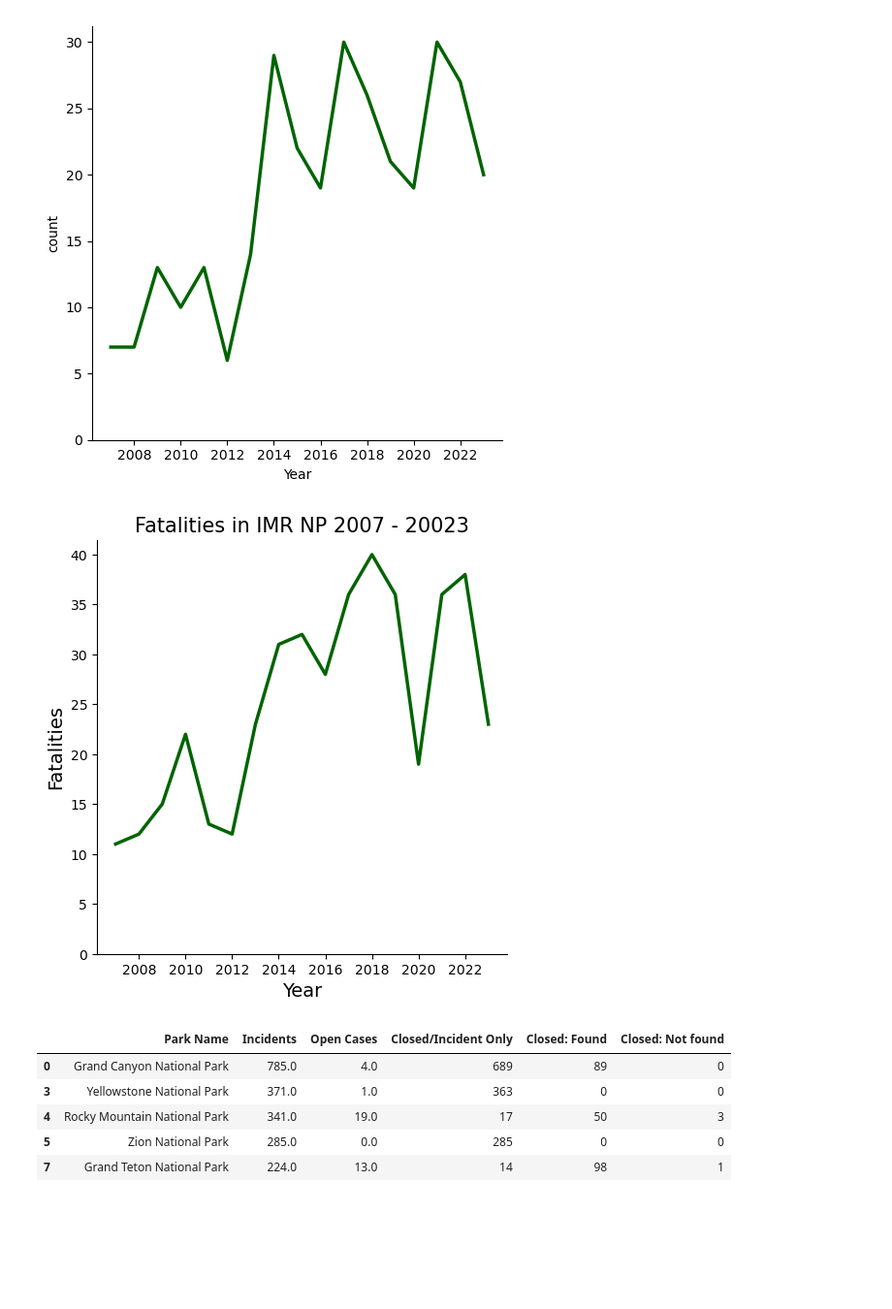
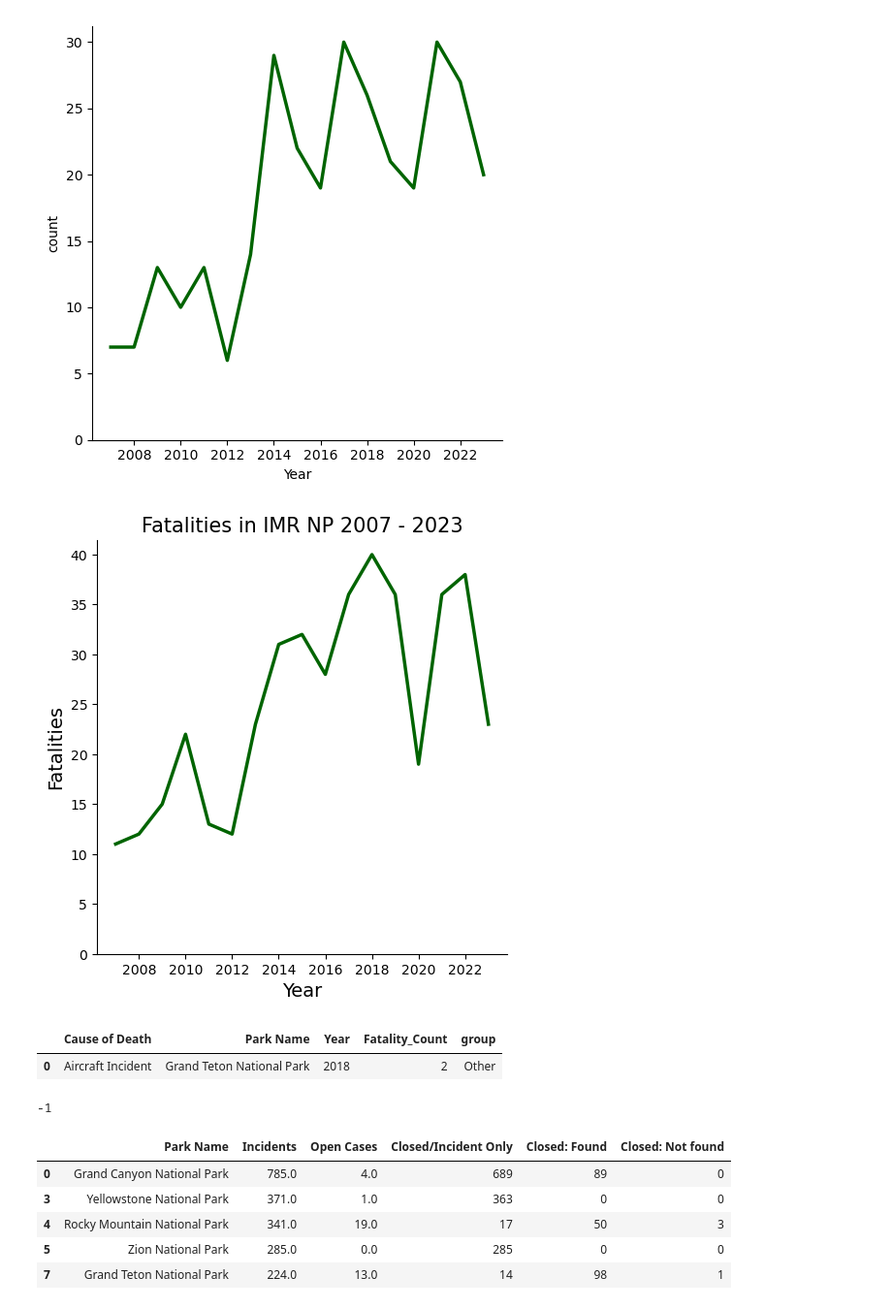
Before and after one commit to GGRAN24/Capstone_NParks, a Jupyter notebook: notebooks/Capstone(a).ipynb, the cells around one changed output. Shown at 97% size. Cells and saved outputs as stored; diff of their text form; code cells hidden in the pictures; blank space fills up the shorter version.

```diff
--- a/notebooks/Capstone(a).ipynb
+++ b/notebooks/Capstone(a).ipynb
@@ -1916,12 +1970,25 @@ plt.savefig('fatalities per year',bbox_inches = 'tight', transparent=True);
 # %%
 sns.relplot(x='Year', y='count', data=Cause_of_death_totals['Year'].value_counts().reset_index(), kind='line',linewidth=2.5, color='darkgreen')
 plt.ylim(0)
-plt.title('Fatalities in IMR NP 2007 - 20023', fontsize=15)
+plt.title('Fatalities in IMR NP 2007 - 2023', fontsize=15)
 plt.xlabel('Year', fontsize=14)
 plt.ylabel('Fatalities', fontsize=14)
 plt.savefig('fatalities per year2',bbox_inches = 'tight', transparent=True);
 # %% [output]
-[figure, old version]
+[figure, new version]
+# %%
+Cause_of_death_totals.head(1)
+# %% [output]
+|  | Cause of Death | Park Name | Year | Fatality_Count | group |
+| 0 | Aircraft Incident | Grand Teton National Park | 2018 | 2 | Other |
+# %%
+Deaths_2013=Cause_of_death_totals.loc[Cause_of_death_totals['Year']==2013]['Fatality_Count'].values[0]
+Deaths_2017=Cause_of_death_totals.loc[Cause_of_death_totals['Year']==2017]['Fatality_Count'].values[0]
+Deaths_sum=Cause_of_death_totals['Fatality_Count'].sum()
+change_in_deaths=Deaths_2017-Deaths_2013
+change_in_deaths
+# %% [output]
+-1
 # %%
 SAR.head(5)
 # %% [output]
```
Also changed, not shown: parts of 19 cells of this notebook, 7 other files.
